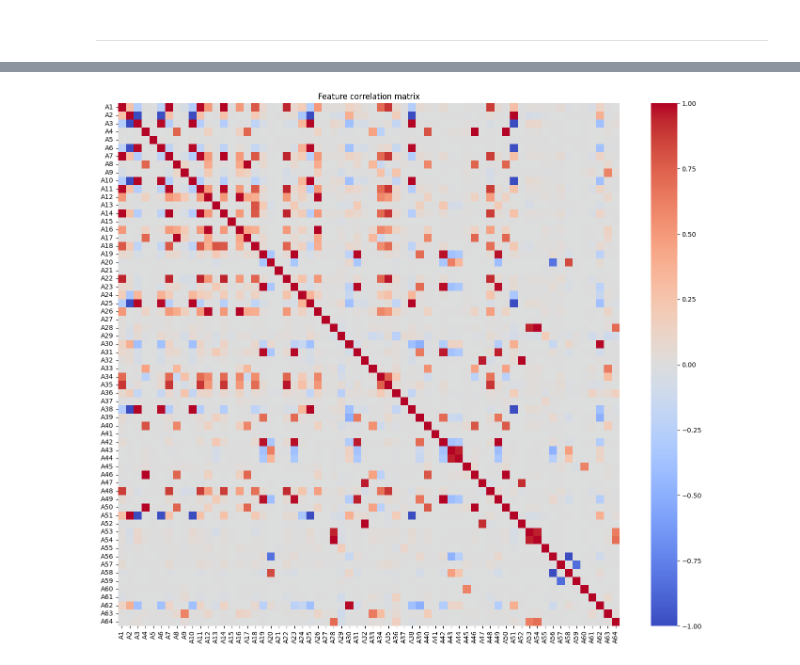
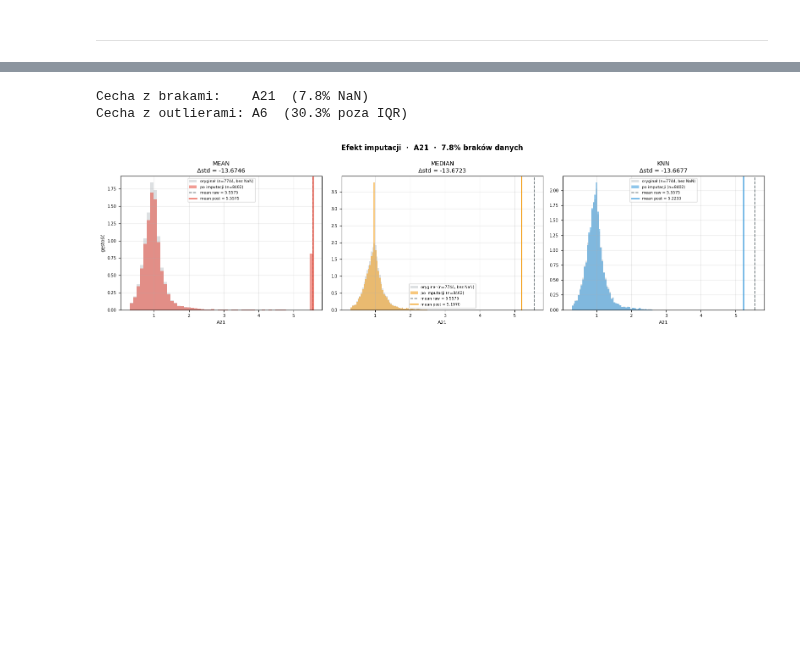
Before and after one commit to jkociecki/machine-learning-pwr, a Jupyter notebook: lab02/report.ipynb, the cells around one changed output, grey strips where cells are left out. Saved outputs shown, nothing was run; the diff lists cells and outputs as text; code cells hidden in the pictures; blank space fills up the shorter version.

```diff
--- a/lab02/report.ipynb
+++ b/lab02/report.ipynb
@@ -254,6 +255,7 @@ class IQRClipper(BaseEstimator, TransformerMixin):
 
 class PassthroughTransformer(BaseEstimator, TransformerMixin):
     def fit(self, X, y=None):
+        self.n_features_in_ = np.array(X).shape[1]
         return self
 
     def transform(self, X, y=None):
@@ -343,19 +343,54 @@ NameError: name 'X' is not defined
-# %%
-corr = X.corr()
-
-plt.figure(figsize=(14, 12))
-sns.heatmap(
-    corr,
-    cmap="coolwarm",
-    center=0,
-    vmin=-1,
-    vmax=1,
-    xticklabels=True,
-    yticklabels=True,
-    linewidths=0,
-)
-plt.title("Feature correlation matrix")
-plt.tight_layout()
-plt.show()
-# %% [output]
-[figure, removed]
+# %%
+from scipy.stats import gaussian_kde
+
+_nan = X_train.isna().mean()
+_q1 = X_train.quantile(0.25);  _q3 = X_train.quantile(0.75)
+_out = ((X_train < _q1 - 1.5*(_q3-_q1)) | (X_train > _q3 + 1.5*(_q3-_q1))).mean()
+
+feat_miss = _nan[(_nan > 0.01) & (_nan < 0.85)].sort_values(ascending=False).index[0]
+feat_out  = _out.sort_values(ascending=False).index[0]
+fidx_miss = X_train.columns.get_loc(feat_miss)
+fidx_out  = X_train.columns.get_loc(feat_out)
+
+print(f"Cecha z brakami:    {feat_miss}  ({_nan[feat_miss]:.1%} NaN)")
+print(f"Cecha z outlierami: {feat_out}  ({_out[feat_out]:.1%} poza IQR)")
+# %% [output]
+Cecha z brakami:    A21  (7.8% NaN)
+Cecha z outlierami: A6  (30.3% poza IQR)
+# %%
+# ══════════════════════════════════════════════════════════════════════════════
+raw_miss = X_train[feat_miss].dropna().values
+IMP_COLORS = {"mean": "#e74c3c", "median": "#f39c12", "knn": "#3498db"}
+
+fig, axes = plt.subplots(1, 3, figsize=(16, 4.5))
+fig.suptitle(
+    f"Efekt imputacji  ·  {feat_miss}  ·  {_nan[feat_miss]:.1%} braków danych",
+    fontsize=12, fontweight="bold"
+)
+for ax, (imp_name, color) in zip(axes, IMP_COLORS.items()):
+    lk   = f"{imp_name} | none | none | logistic_regression"
+    vals = transformed_data[lk][0][:, fidx_miss]
+
+    lo95, hi95 = np.percentile(vals, [1, 99])
+    r_clip = raw_miss[(raw_miss >= lo95) & (raw_miss <= hi95)]
+    v_clip = vals[(vals >= lo95) & (vals <= hi95)]
+    bins   = np.linspace(lo95, hi95, 55)
+
+    ax.hist(r_clip, bins=bins, density=True, alpha=0.5, color="#bdc3c7",
+            label=f"oryginał (n={len(raw_miss)}, bez NaN)")
+    ax.hist(v_clip, bins=bins, density=True, alpha=0.55, color=color,
+            label=f"po imputacji (n={len(vals)})")
+    ax.axvline(raw_miss.mean(), c="#636e72", ls="--", lw=1.3,
+               label=f"mean raw = {raw_miss.mean():.4f}")
+    ax.axvline(vals.mean(),     c=color,    ls="-",  lw=1.8,
+               label=f"mean post = {vals.mean():.4f}")
+
+    delta_std = vals.std() - np.nanstd(raw_miss)
+    ax.set_title(f"{imp_name.upper()}\nΔstd = {delta_std:+.4f}", fontsize=10)
+    ax.set_xlabel(feat_miss, fontsize=8)
+    ax.set_ylabel("gęstość" if ax is axes[0] else "", fontsize=8)
+    ax.legend(fontsize=6.5);  ax.tick_params(labelsize=7);  ax.grid(alpha=0.3)
+
+plt.tight_layout();  plt.show()
+# %% [output]
+[figure, added]
```
Also changed, not shown: parts of 10 cells of this notebook, 2 other files.
